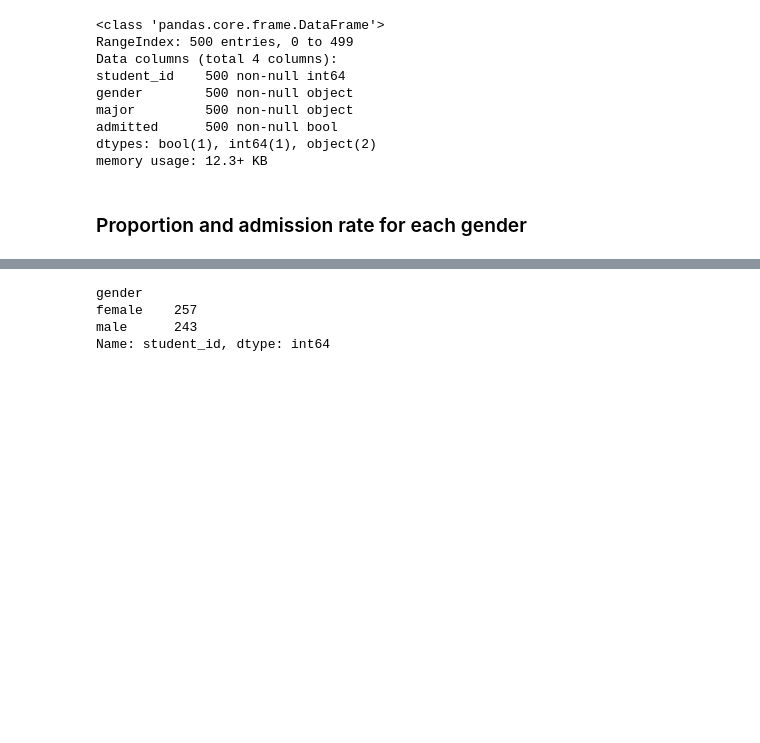
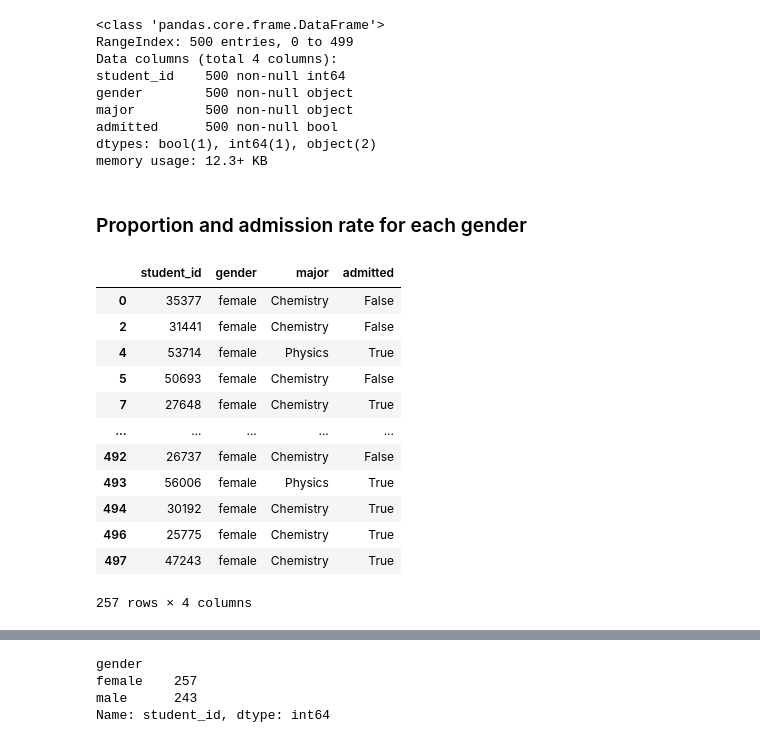
Before and after one commit to PilarDenia/activity_bootcamp_jun2020, a Jupyter notebook: 1_Data_Analysis/semana_8/dia_2/Simpsons_paradox.ipynb, the cells around one changed output, grey strips where cells are left out. Saved outputs shown, nothing was run; the diff lists cells and outputs as text; code cells hidden in the pictures; blank space fills up the shorter version.

```diff
--- a/1_Data_Analysis/semana_8/dia_2/Simpsons_paradox.ipynb
+++ b/1_Data_Analysis/semana_8/dia_2/Simpsons_paradox.ipynb
@@ -50,3 +51,23 @@ dtypes: bool(1), int64(1), object(2)
 memory usage: 12.3+ KB
 # %% [markdown]
 ### Proportion and admission rate for each gender
+# %%
+# get number of males and females in list
+fem = simpson[simpson['gender'] == 'female']
+male = simpson[simpson['gender'] == 'male']
+# %%
+fem
+# %% [output]
+|  | student_id | gender | major | admitted |
+| 0 | 35377 | female | Chemistry | False |
+| 2 | 31441 | female | Chemistry | False |
+| 4 | 53714 | female | Physics | True |
+| 5 | 50693 | female | Chemistry | False |
+| 7 | 27648 | female | Chemistry | True |
+| ... | ... | ... | ... | ... |
+| 492 | 26737 | female | Chemistry | False |
+| 493 | 56006 | female | Physics | True |
+| 494 | 30192 | female | Chemistry | True |
+| 496 | 25775 | female | Chemistry | True |
+| 497 | 47243 | female | Chemistry | True |
+257 rows × 4 columns
```
Also changed, not shown: parts of 33 cells of this notebook, 26 other files.
